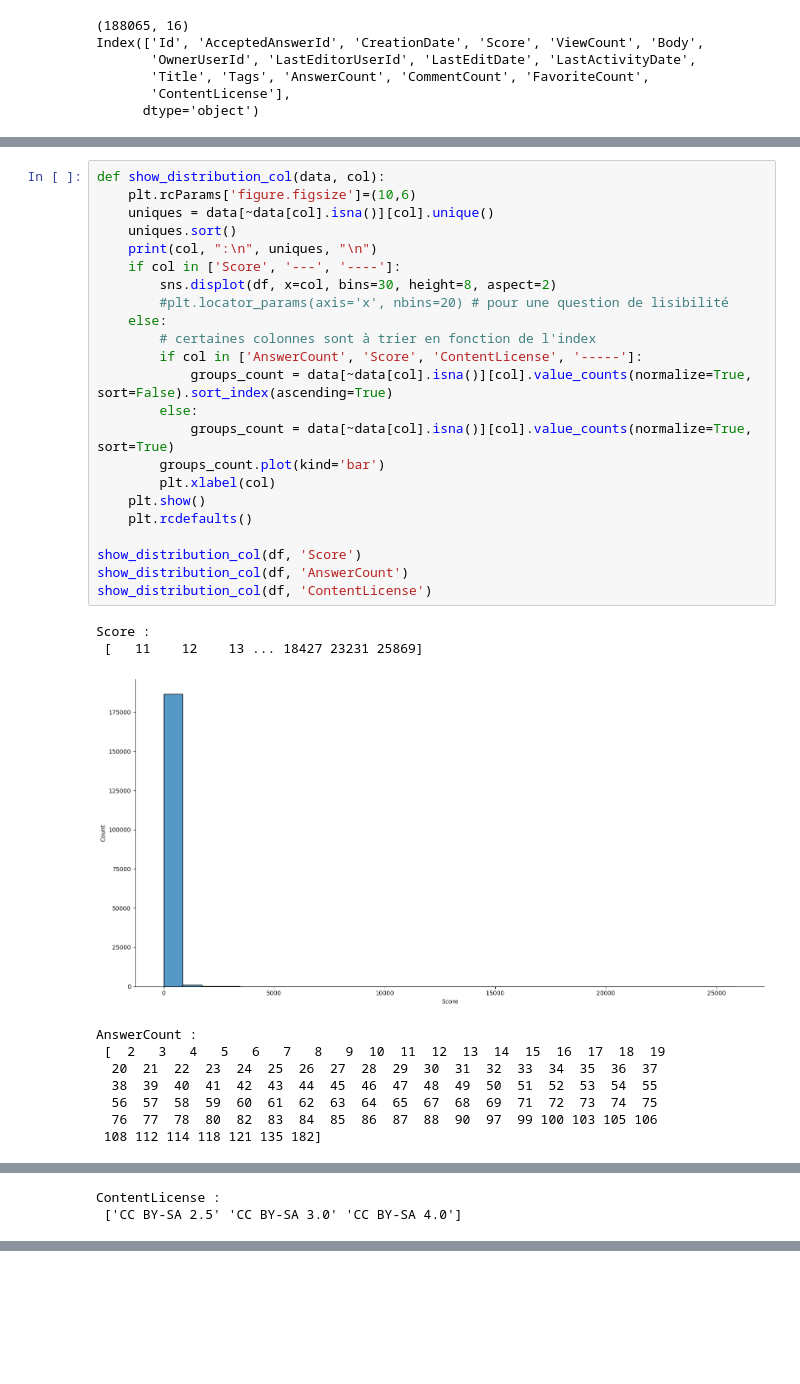
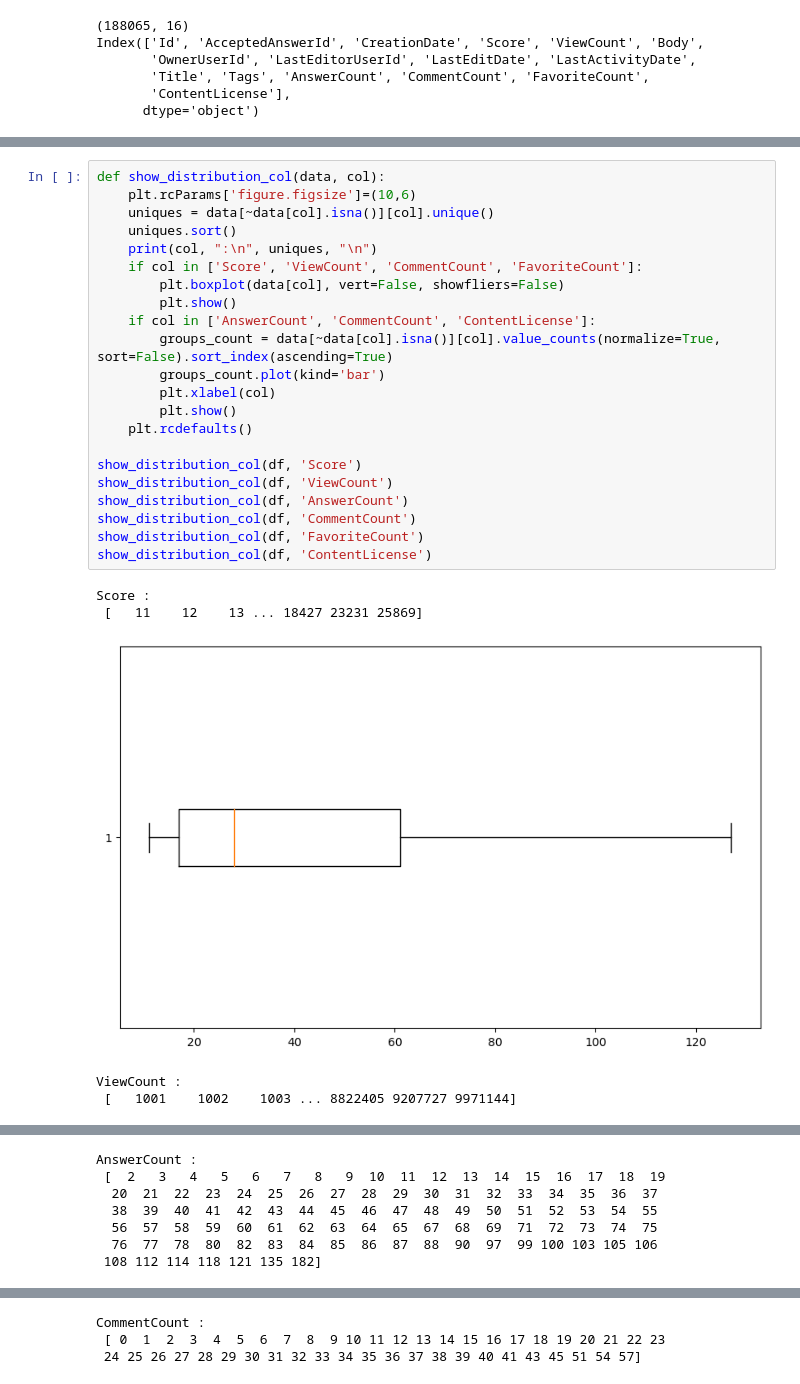
Before and after one commit to JulienGremillot/OpenClassrooms_Ingenieur_Machine_Learning, a Jupyter notebook: Catégorisez automatiquement des questions/Catégorisez automatiquement des questions - 1.ipynb, the cells around one changed output, grey strips where cells are left out. Drawn from its saved outputs; the diff is of its cells as text; blank space fills up the shorter version.

```diff
--- a/Catégorisez automatiquement des questions/Catégorisez automatiquement des questions - 1.ipynb
+++ b/Catégorisez automatiquement des questions/Catégorisez automatiquement des questions - 1.ipynb
@@ -156,34 +159,28 @@ Index(['Id', 'AcceptedAnswerId', 'CreationDate', 'Score', 'ViewCount', 'Body',
 # %%
 def show_distribution_col(data, col):
     plt.rcParams['figure.figsize']=(10,6)
     uniques = data[~data[col].isna()][col].unique()
     uniques.sort()
     print(col, ":\n", uniques, "\n")
-    if col in ['Score', '---', '----']:
-        sns.displot(df, x=col, bins=30, height=8, aspect=2)
-        #plt.locator_params(axis='x', nbins=20) # pour une question de lisibilité
-    else:
-        # certaines colonnes sont à trier en fonction de l'index
-        if col in ['AnswerCount', 'Score', 'ContentLicense', '-----']:
-            groups_count = data[~data[col].isna()][col].value_counts(normalize=True, sort=False).sort_index(ascending=True)
-        else:
-            groups_count = data[~data[col].isna()][col].value_counts(normalize=True, sort=True)
+    if col in ['Score', 'ViewCount', 'CommentCount', 'FavoriteCount']:
+        plt.boxplot(data[col], vert=False, showfliers=False)
+        plt.show()
+    if col in ['AnswerCount', 'CommentCount', 'ContentLicense']:
+        groups_count = data[~data[col].isna()][col].value_counts(normalize=True, sort=False).sort_index(ascending=True)
         groups_count.plot(kind='bar')
         plt.xlabel(col)
-    plt.show()
+        plt.show()
     plt.rcdefaults()
 
 show_distribution_col(df, 'Score')
+show_distribution_col(df, 'ViewCount')
 show_distribution_col(df, 'AnswerCount')
+show_distribution_col(df, 'CommentCount')
+show_distribution_col(df, 'FavoriteCount')
 show_distribution_col(df, 'ContentLicense')
 # %% [output]
 Score :
  [   11    12    13 ... 18427 23231 25869]
-[figure, old version]
+[figure, new version]
-AnswerCount :
- [  2   3   4   5   6   7   8   9  10  11  12  13  14  15  16  17  18  19
-  20  21  22  23  24  25  26  27  28  29  30  31  32  33  34  35  36  37
-  38  39  40  41  42  43  44  45  46  47  48  49  50  51  52  53  54  55
-  56  57  58  59  60  61  62  63  64  65  67  68  69  71  72  73  74  75
-  76  77  78  80  82  83  84  85  86  87  88  90  97  99 100 103 105 106
- 108 112 114 118 121 135 182]
+ViewCount :
+ [   1001    1002    1003 ... 8822405 9207727 9971144]
@@ -191,2 +188,7 @@ AnswerCount :
-ContentLicense :
- ['CC BY-SA 2.5' 'CC BY-SA 3.0' 'CC BY-SA 4.0']
+AnswerCount :
+ [  2   3   4   5   6   7   8   9  10  11  12  13  14  15  16  17  18  19
+  20  21  22  23  24  25  26  27  28  29  30  31  32  33  34  35  36  37
+  38  39  40  41  42  43  44  45  46  47  48  49  50  51  52  53  54  55
+  56  57  58  59  60  61  62  63  64  65  67  68  69  71  72  73  74  75
+  76  77  78  80  82  83  84  85  86  87  88  90  97  99 100 103 105 106
+ 108 112 114 118 121 135 182]
@@ -193,0 +196,3 @@ ContentLicense :
+CommentCount :
+ [ 0  1  2  3  4  5  6  7  8  9 10 11 12 13 14 15 16 17 18 19 20 21 22 23
+ 24 25 26 27 28 29 30 31 32 33 34 35 36 37 38 39 40 41 43 45 51 54 57]
```
Also changed, not shown: parts of 8 cells of this notebook.
